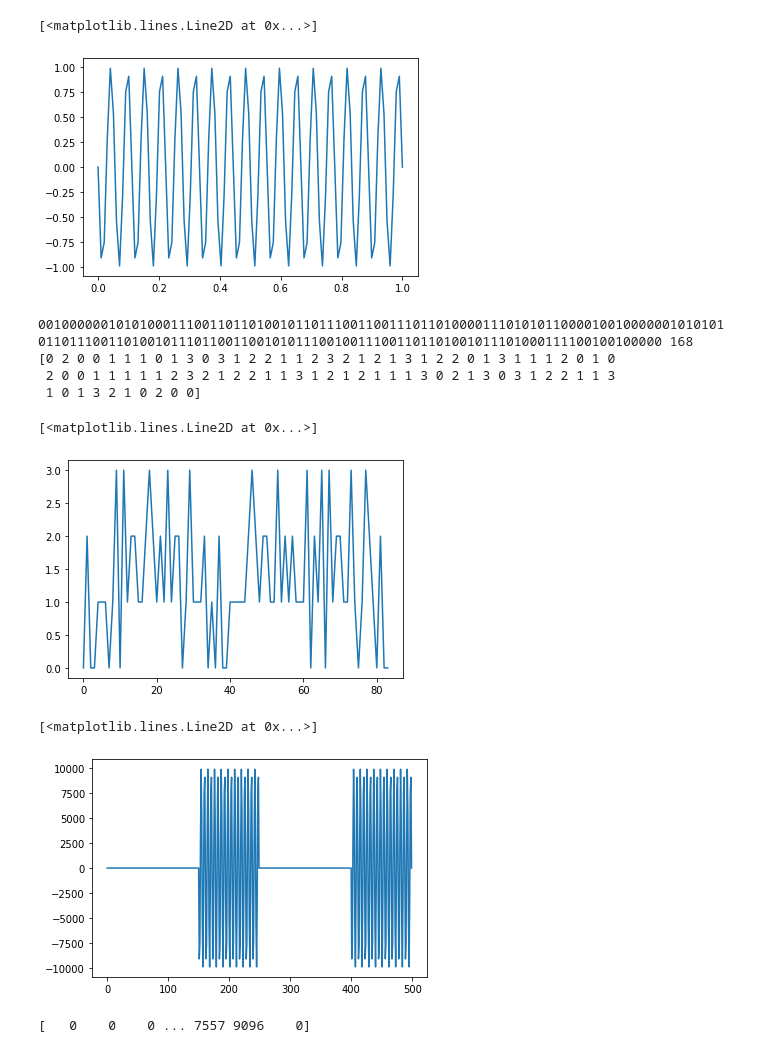
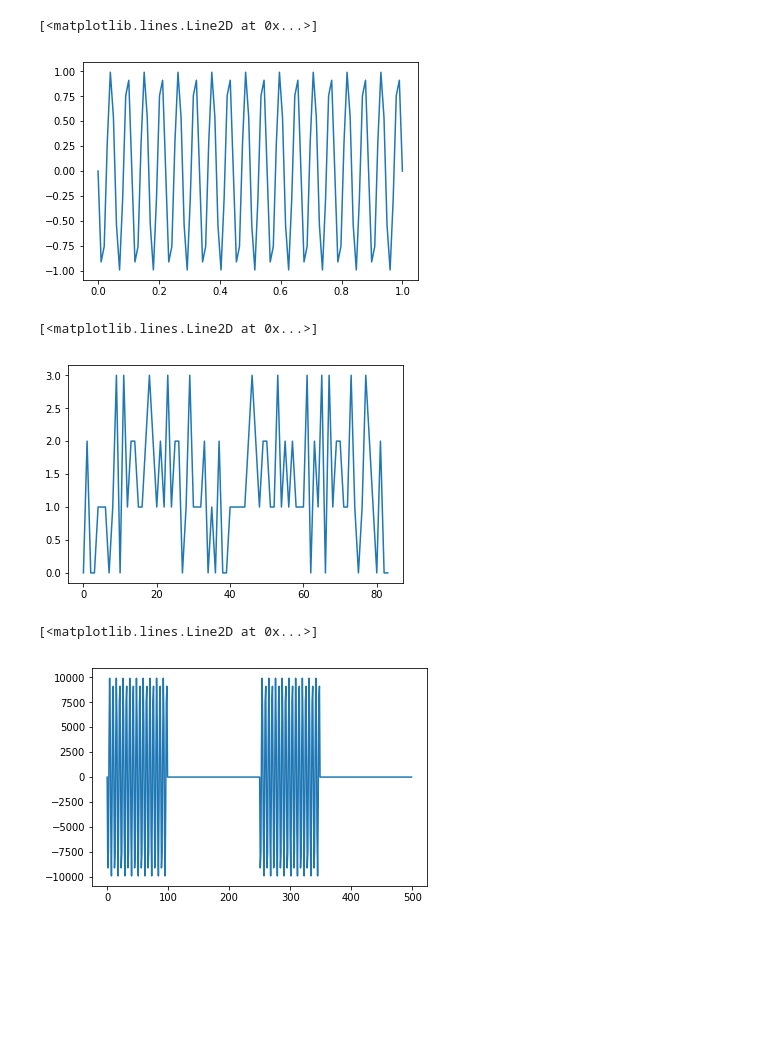
Before and after one commit to agil27/wivi, a Jupyter notebook: modulation.ipynb, the cells around one changed output. Cells and saved outputs as stored; diff of their text form; code cells hidden in the pictures; blank space fills up the shorter version.

```diff
--- a/modulation.ipynb
+++ b/modulation.ipynb
@@ -9,7 +9,7 @@ sns.set_style()
 def sinsig(n, a, f, fs, time=1.0, phi = 0):
     x = np.linspace(0, time, n)
     x = x[:100]
-    y = a * np.sin(2 * f * np.pi * n * x + phi)
+    y = a * np.sin(2 * f * np.pi * x + phi)
     return x, y
 
 f, fs, a, n, time = 18000, 48000, 1.0, 100, 0.0025
@@ -18,64 +18,39 @@ x, pulse = sinsig(n, a, f, fs)
 plt.plot(x, pulse)
 # %% [output]
 [<matplotlib.lines.Line2D at 0x...>]
-[figure, old version]
+[figure, new version]
 # %%
 delta = 150
 pause = [np.zeros((1, i * delta), dtype=np.float) for i in range(1, 5)]
 
 from binascii import hexlify
 my_str = ' Tsinghua University '
-#my_str = '0000010100001010000011110000110000001000' # Project介绍里面要求用这个 5字节的16进制数5afc8
 def encode(x):
     info = ''.join([bin(ord(ch))[2:].zfill(8) for ch in x])
-    print(info, len(info))
     arr = [int(info[2 * i:2 * i + 2], 2) for i in range(len(info) // 2)]
     arr = np.array(arr, dtype=np.short)
-    print(arr)
     return arr
 arr = encode(my_str)
 plt.plot(arr)
 # %% [output]
-001000000101010001110011011010010110111001100111011010000111010101100001001000000101010101101110011010010111011001100101011100100111001101101001011101000111100100100000 168
-[0 2 0 0 1 1 1 0 1 3 0 3 1 2 2 1 1 2 3 2 1 2 1 3 1 2 2 0 1 3 1 1 1 2 0 1 0
- 2 0 0 1 1 1 1 1 2 3 2 1 2 2 1 1 3 1 2 1 2 1 1 1 3 0 2 1 3 0 3 1 2 2 1 1 3
- 1 0 1 3 2 1 0 2 0 0]
+[<matplotlib.lines.Line2D at 0x...>]
-[<matplotlib.lines.Line2D at 0x...>]
-[figure, old version]
+[figure, new version]
 # %%
 def syth(pulse, arr):
     sig = [np.append(pulse, pause[i]) for i in arr]
     sig = np.concatenate(sig, axis=0)
     sig = np.append(pause[3], sig)
-    for _ in range(100):
-        sig = np.append(pulse, sig)
-    sig = np.append(pause[3], sig)
-    sig = np.append(sig, pulse)
     return sig
 sig = syth(pulse, arr)
 sigout = sig * 10000
 sigout = sigout.astype(np.short)
 x = np.linspace(0, 1, len(sigout))
 plt.plot(sigout[-500:])
 # %% [output]
 [<matplotlib.lines.Line2D at 0x...>]
-[figure, old version]
+[figure, new version]
 # %%
-import wave
 from scipy.io import wavfile
 def writewav(data, filename, fs):
-    print(data)
-    '''
-    with wave.open(filename, 'wb') as f:
-        f.setnchannels(1)
-        f.setsampwidth(2)
-        f.setframerate(fs)
-        f.writeframes(data.tostring())
-        print(len(data))
-        print(type(data[0]))
-        print(len(data.tostring()))
-    '''
     wavfile.write(filename, fs, data)
-writewav(sigout, 'sample_150_100.wav', fs)
+writewav(sigout, 'sample.wav', fs)
-# %% [output]
-[   0    0    0 ... 7557 9096    0]
```
Also changed, not shown: parts of 2 cells of this notebook, 1 other file.
